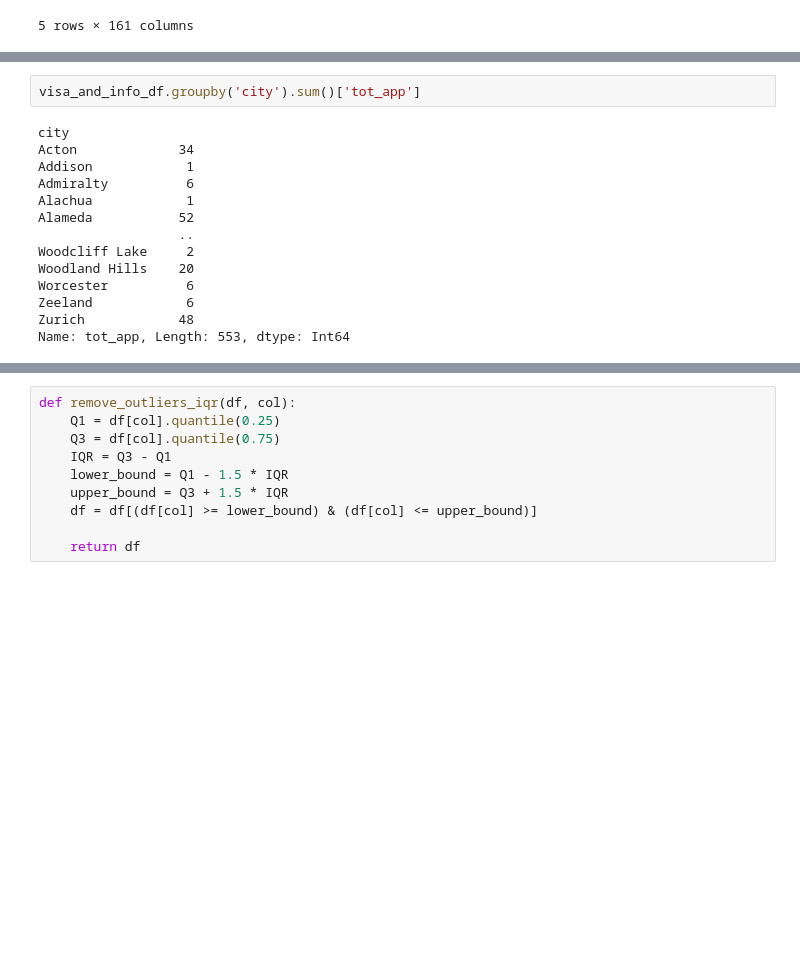
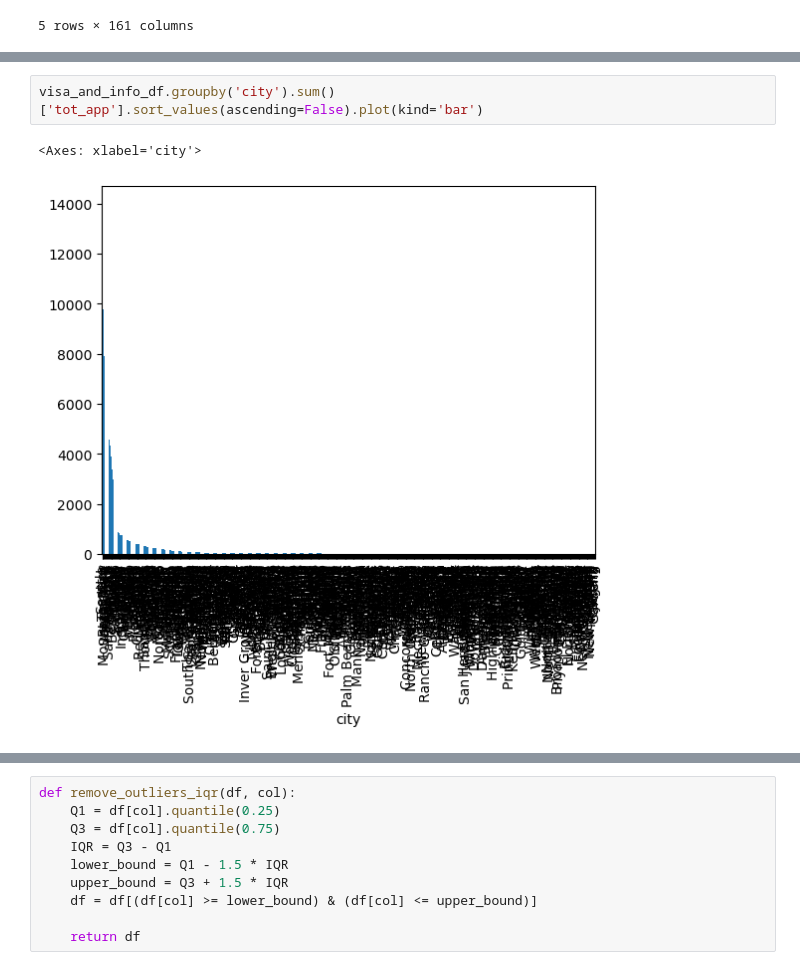
Before and after one commit to 608ohenry/econ570_project, a Jupyter notebook: main.ipynb, the cells around one changed output, grey strips where cells are left out. Cells and saved outputs as stored; diff of their text form; blank space fills up the shorter version.

```diff
--- a/main.ipynb
+++ b/main.ipynb
@@ -388,17 +384,6 @@ Name: tot_app, dtype: Int64
 # %%
-visa_and_info_df.groupby('city').sum()['tot_app']
+visa_and_info_df.groupby('city').sum()['tot_app'].sort_values(ascending=False).plot(kind='bar')
 # %% [output]
-city
-Acton             34
-Addison            1
-Admiralty          6
-Alachua            1
-Alameda           52
-                  ..
-Woodcliff Lake     2
-Woodland Hills    20
-Worcester          6
-Zeeland            6
-Zurich            48
-Name: tot_app, Length: 553, dtype: Int64
+<Axes: xlabel='city'>
+[figure, added]
 # %%
```
Also changed, not shown: parts of 12 cells of this notebook.
